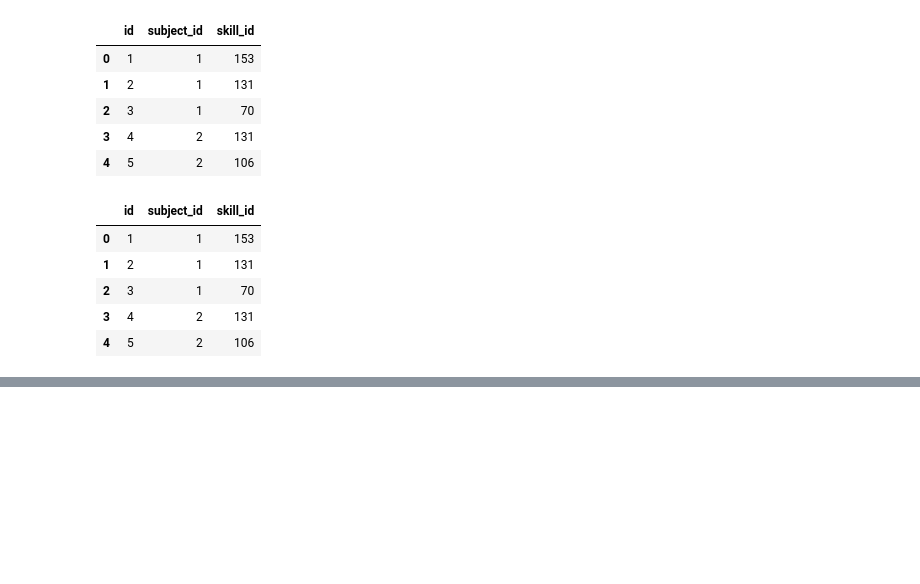
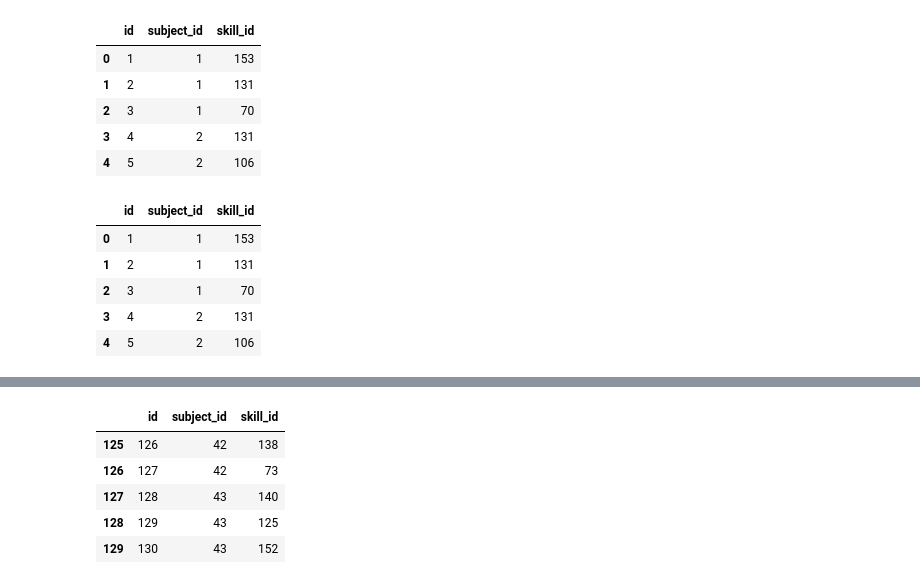
Before and after one commit to ron-ligsay/course-u, a Jupyter notebook: course_u/src/notebooks/subject_skills.ipynb, the cells around one changed output, grey strips where cells are left out. Saved outputs shown, nothing was run; the diff lists cells and outputs as text; code cells hidden in the pictures; blank space fills up the shorter version.

```diff
--- a/course_u/src/notebooks/subject_skills.ipynb
+++ b/course_u/src/notebooks/subject_skills.ipynb
@@ -291,0 +297,4 @@ subject_skill.to_csv('../../static/csv/acad_subject_skills.csv', index=False)
+# %%
+# load csv acad_subject_skills
+subject_skill = pd.read_csv('../../static/csv/acad_subject_skills.csv')
+subject_skill.head()
@@ -291,0 +308,9 @@ subject_skill.to_csv('../../static/csv/acad_subject_skills.csv', index=False)
+# %%
+subject_skill.tail()
+# %% [output]
+|  | id | subject_id | skill_id |
+| 125 | 126 | 42 | 138 |
+| 126 | 127 | 42 | 73 |
+| 127 | 128 | 43 | 140 |
+| 128 | 129 | 43 | 125 |
+| 129 | 130 | 43 | 152 |
```
Also changed, not shown: parts of 3 cells of this notebook, 2 other files.
